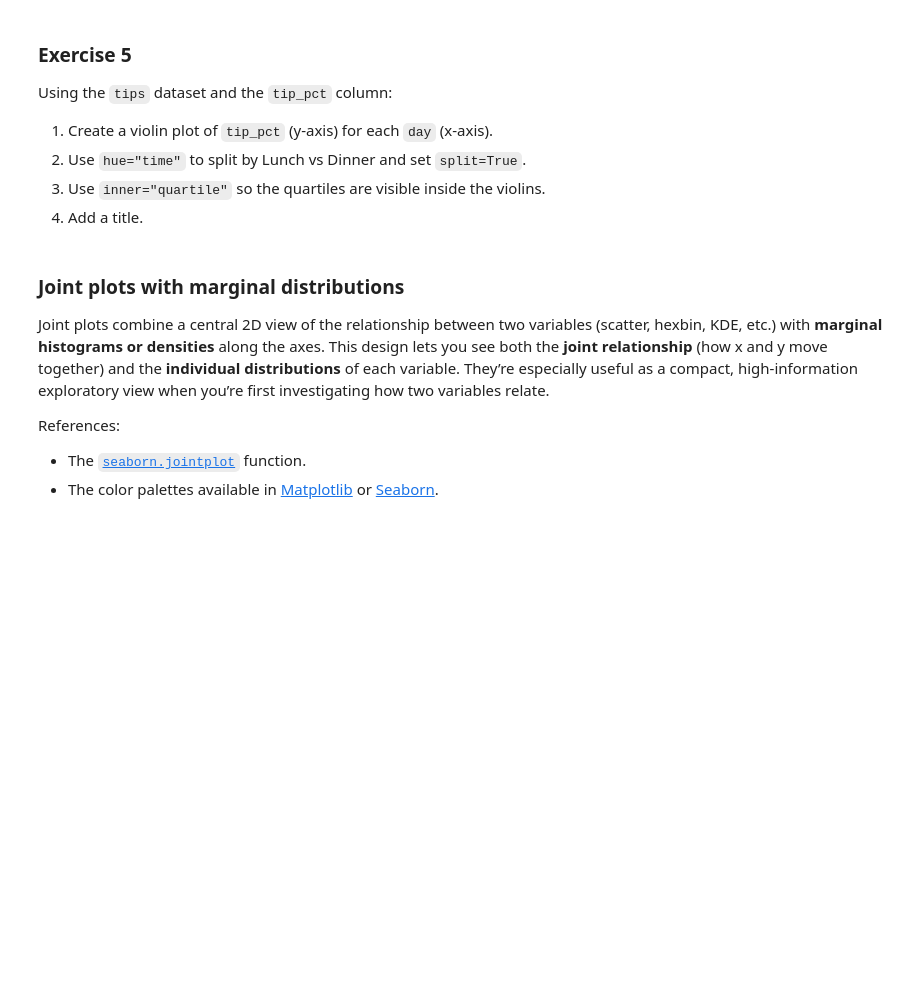
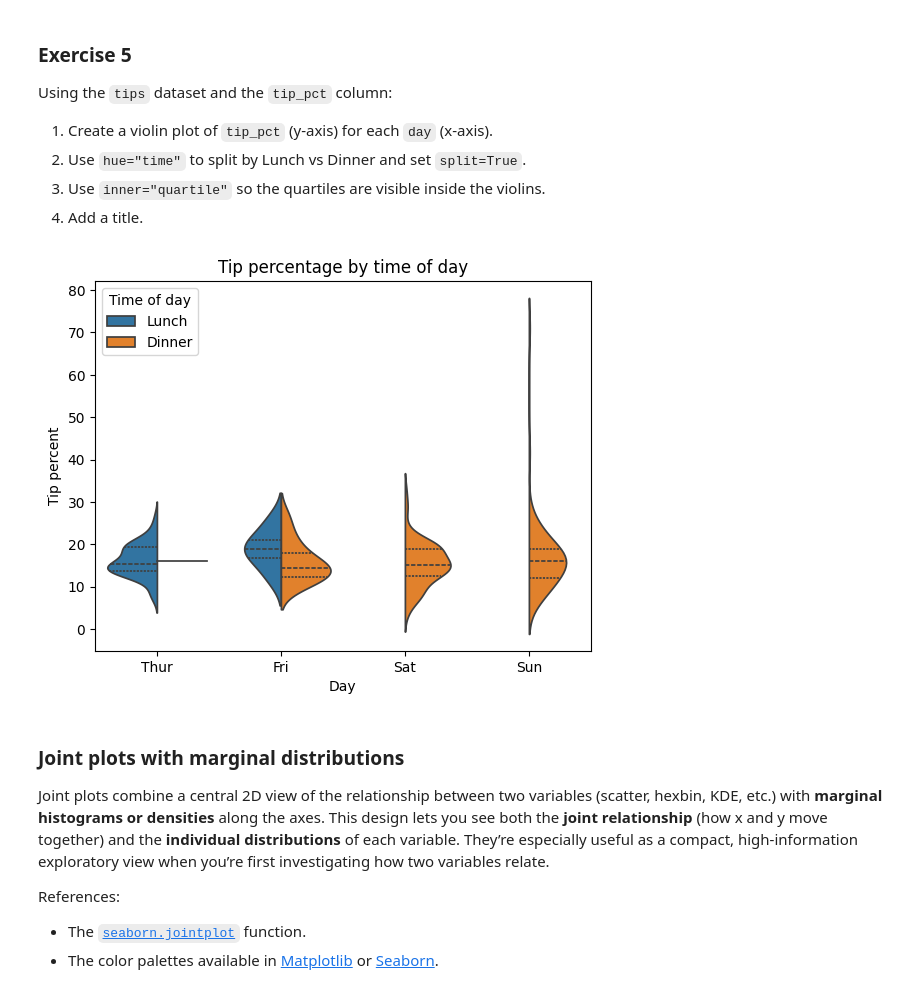
Before and after one commit to Niknyg/Niknyg, a Jupyter notebook: Visualizations/visualization.ipynb, the cells around one changed output. Saved outputs shown, nothing was run; the diff lists cells and outputs as text; code cells hidden in the pictures; blank space fills up the shorter version.

```diff
--- a/Visualizations/visualization.ipynb
+++ b/Visualizations/visualization.ipynb
@@ -1491,6 +1491,50 @@ Using the `tips` dataset and the `tip_pct` column:
 2. Use `hue="time"` to split by Lunch vs Dinner and set `split=True`.
 3. Use `inner="quartile"` so the quartiles are visible inside the violins.
 4. Add a title.
+# %%
+
+fig, ax = plt.subplots()
+
+# Use the 'seaborn.violinplot' function to create the plot.
+sns.violinplot(
+
+    # Set the input data frame.
+    data = tips,
+
+    x = "day",
+
+    y = "tip_pct",
+
+    # Set the name of the column containing the data we want to use to
+    # group the data by color.
+    hue = "time",
+
+    # Split the violins.
+    split = True,
+
+    # Set what to display inside the violins.
+    inner = "quartile",
+
+    # Set on which 'axis' (panel) we want to draw the plot.
+    ax = ax
+)
+
+# Set the title of the plot.
+ax.set_title("Tip percentage by time of day")
+
+# Set the label of the x-axis.
+ax.set_xlabel("Day")
+
+# Set the label of the y-axis.
+ax.set_ylabel("Tip percent")
+
+# Set the title of the legend.
+ax.legend(title = "Time of day")
+
+# Call the 'matplotlib.pyplot.show' function to display our plot.
+plt.show()
+# %% [output]
+[figure, added]
 # %% [markdown]
 ### Joint plots with marginal distributions
 
```
Also changed, not shown: parts of 1 cell of this notebook.
